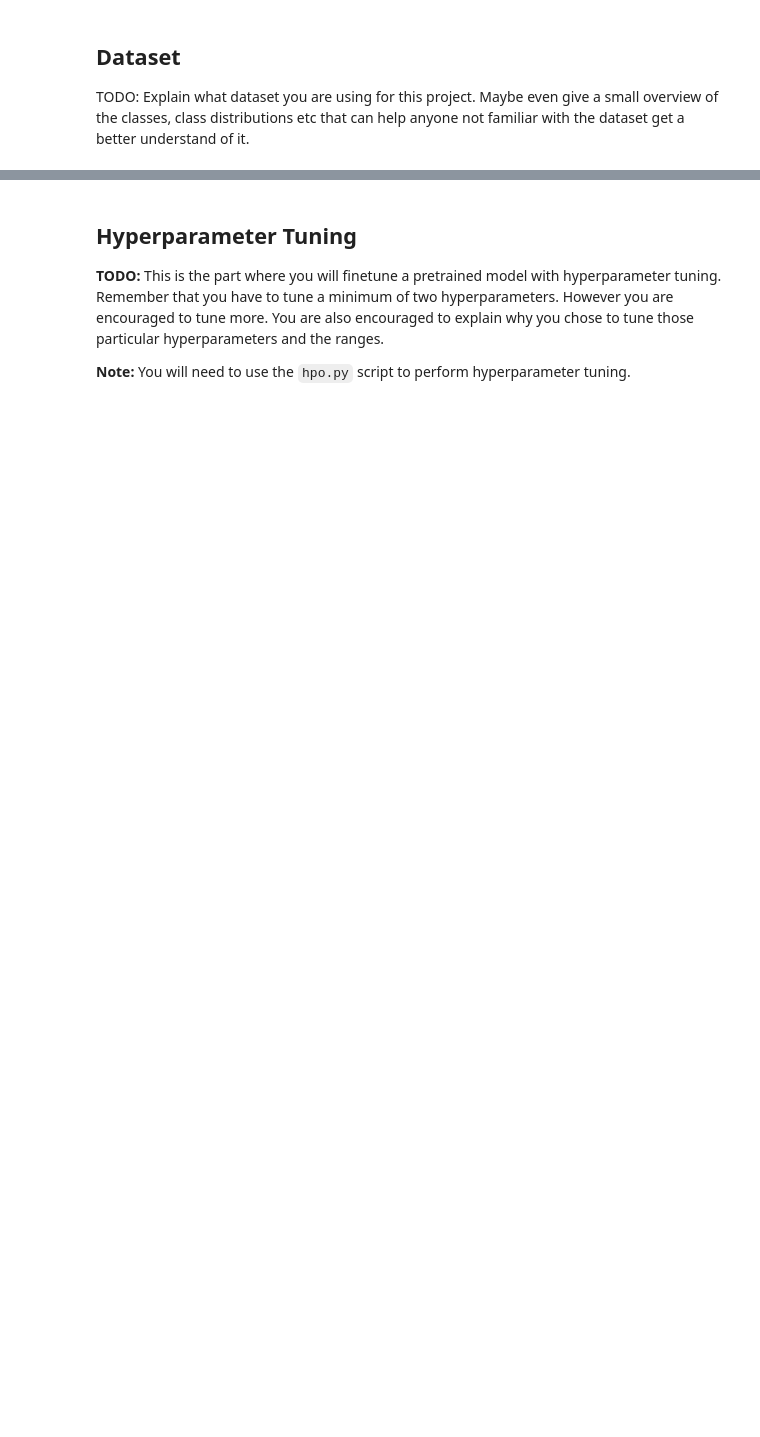
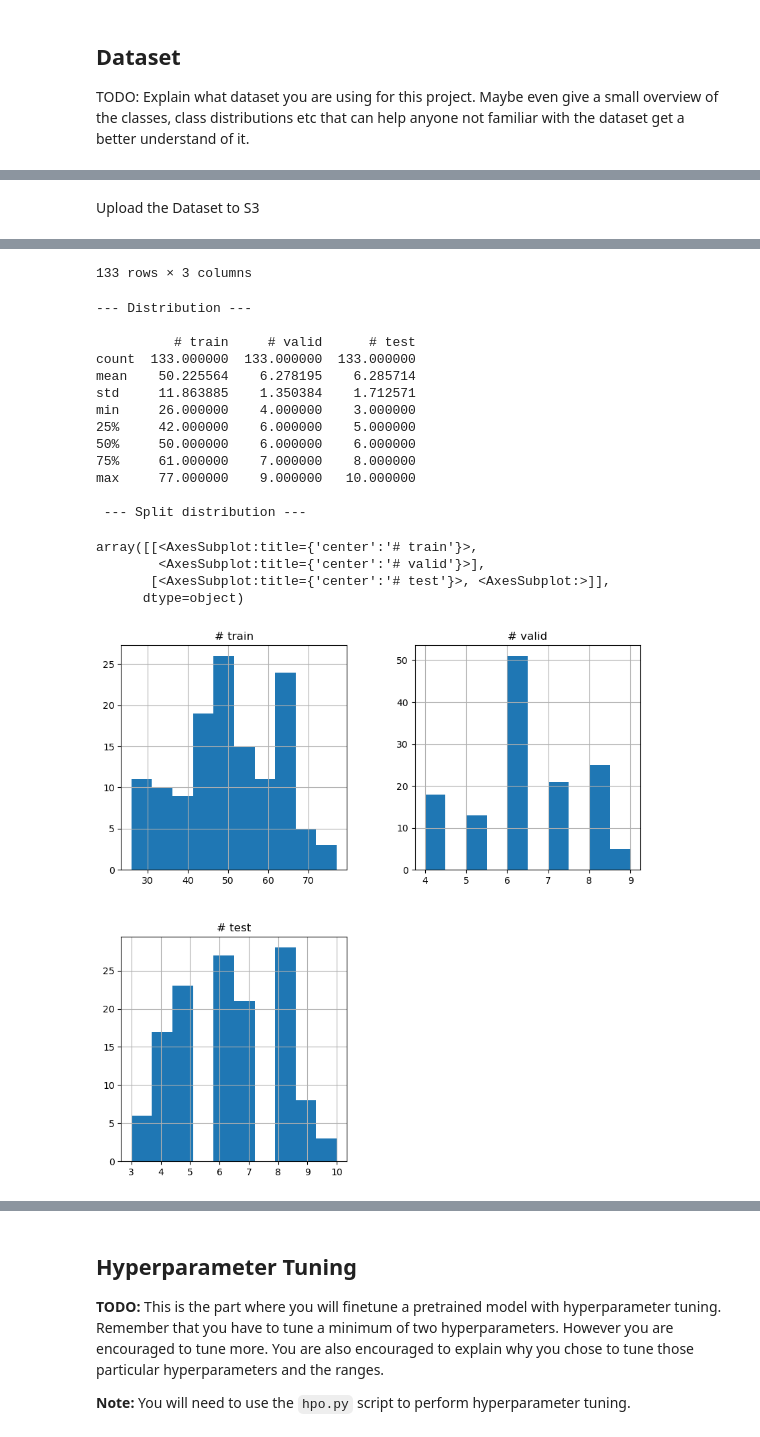
Before and after one commit to ellizzabbetth/Image_Classification_Using_Sagemaker, a Jupyter notebook: train_and_deploy.ipynb, the cells around one changed output, grey strips where cells are left out. Saved outputs shown, nothing was run; the diff lists cells and outputs as text; code cells hidden in the pictures; blank space fills up the shorter version.

```diff
--- a/train_and_deploy.ipynb
+++ b/train_and_deploy.ipynb
@@ -61,11 +58,11 @@ from sagemaker import get_execution_role
 role = get_execution_role()
 session = sagemaker.Session()
 
-bucket = 'sagemaker-us-east-1-631507419627' #sagemaker.session.default_bucket()
+bucket = sagemaker.Session().default_bucket()
 print(f'Default s3 bucket : {bucket}')
 prefix = "dog-image-data"
 
-DATASET_LOCAL_DIR = "dogImages"
+s3_path = "dogImages"
 role = sagemaker.get_execution_role()
 role
 # %% [output]
@@ -72,0 +79,2 @@ ModuleNotFoundError: No module named 'sagemaker'
+# %% [markdown]
+Upload the Dataset to S3
@@ -73,13 +84,13 @@ ModuleNotFoundError: No module named 'sagemaker'
 # %%
-classes = sorted(os.listdir(os.path.join(DATASET_LOCAL_DIR, 'train')))
+classes = sorted(os.listdir(os.path.join(s3_path, 'train')))
 num_train_images = []
 num_valid_images = []
 num_test_images = []
 
 for _class in classes:
-    num_train_images.append(len([file for file in os.listdir(os.path.join(DATASET_LOCAL_DIR, 'train', _class))]))
-    num_valid_images.append(len([file for file in os.listdir(os.path.join(DATASET_LOCAL_DIR, 'valid', _class))]))
-    num_test_images.append(len([file for file in os.listdir(os.path.join(DATASET_LOCAL_DIR, 'test', _class))]))
+    num_train_images.append(len([file for file in os.listdir(os.path.join(s3_path, 'train', _class))]))
+    num_valid_images.append(len([file for file in os.listdir(os.path.join(s3_path, 'valid', _class))]))
+    num_test_images.append(len([file for file in os.listdir(os.path.join(s3_path, 'test', _class))]))
 
 df_stats = pd.DataFrame(
     {
@@ -98,3 +109,4 @@ print(df_stats.describe())
 
 print("\n --- Split distribution ---")
 display(df_stats.hist(figsize=(10, 10)))
+# %% [output]
@@ -101,2 +126,21 @@ display(df_stats.hist(figsize=(10, 10)))
+133 rows × 3 columns
+--- Distribution ---
+
+          # train     # valid      # test
+count  133.000000  133.000000  133.000000
+mean    50.225564    6.278195    6.285714
+std     11.863885    1.350384    1.712571
+min     26.000000    4.000000    3.000000
+25%     42.000000    6.000000    5.000000
+50%     50.000000    6.000000    6.000000
+75%     61.000000    7.000000    8.000000
+max     77.000000    9.000000   10.000000
+
+ --- Split distribution ---
+array([[<AxesSubplot:title={'center':'# train'}>,
+        <AxesSubplot:title={'center':'# valid'}>],
+       [<AxesSubplot:title={'center':'# test'}>, <AxesSubplot:>]],
+      dtype=object)
+[figure, added]
 # %%
 df_stats.plot()
```
Also changed, not shown: parts of 39 cells of this notebook, 1 other file.
